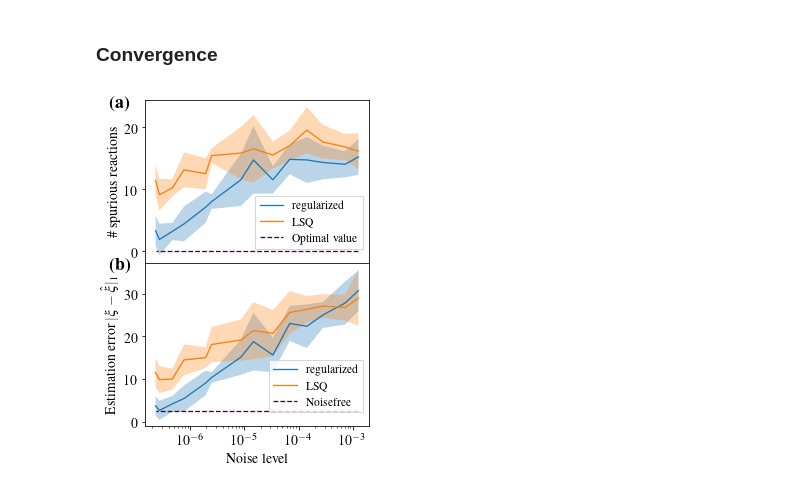
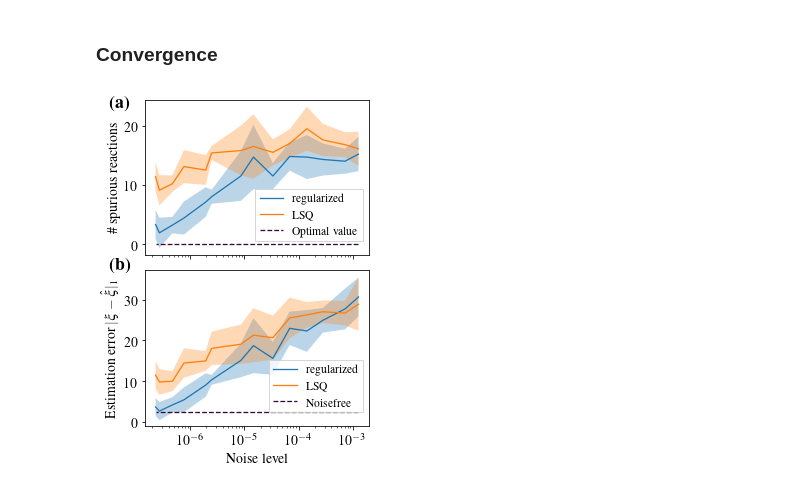
Before and after one commit to readdy/readdy_learn, a Jupyter notebook: docs/makefigures/case2.ipynb, the cells around one changed output. Saved outputs shown, nothing was run; the diff lists cells and outputs as text; code cells hidden in the pictures.

```diff
--- a/docs/makefigures/case2.ipynb
+++ b/docs/makefigures/case2.ipynb
@@ -145,32 +145,32 @@ ax1.set_xscale('log')
 # ax1.set_xlabel('Number of measurements')
 ax1.set_ylabel('\# spurious reactions')
 ax1.legend(loc='lower right', bbox_to_anchor=(1, 0.05))
 
 mean = np.mean(l1_dev, axis=1)
 err = np.std(l1_dev, axis=1) #/ np.sqrt(10.) # 10 iids
 mean_lsq = np.mean(lsq_l1_dev, axis=1)
 err_lsq = np.std(lsq_l1_dev, axis=1)
 ax2.plot(x_data, mean, label=r'regularized')
 ax2.fill_between(x_data, y1=np.clip(mean-err, 0., 1e16), y2=mean+err, alpha=0.3)
 ax2.plot(x_data, mean_lsq, label=r'LSQ')
 ax2.fill_between(x_data, y1=mean_lsq-err_lsq, y2=mean_lsq+err_lsq, alpha=.3)
 ax2.set_xscale("log")
 ax2.set_xlabel("Noise level")
 ax2.set_ylabel(r"Estimation error $|\xi-\hat{\xi}|_1$")
 # plt.title("Deviation of estimated rates from desired rates")
 ymin, ymax = plt.ylim()
 ax2.set_ylim(-1,ymax)
 ax2.plot(x_data, [case_config.CASE1_MIN_L1_ERR]*len(x_data),
          '--', color='xkcd:eggplant', label='Noisefree')
 ax2.legend(loc='lower right', bbox_to_anchor=(1, 0.05))
 
-f.subplots_adjust(hspace=0)
+f.subplots_adjust(hspace=0.1)
 plt.setp([a.get_xticklabels() for a in f.axes[:-1]], visible=False)
 
 f.text(-0., .86, r'\textbf{(a)}', fontdict={'size': plt.rcParams['font.size']+4})
 f.text(-0., .485, r'\textbf{(b)}', fontdict={'size': plt.rcParams['font.size']+4})
 
 
 f.savefig("case2.pdf", bbox_inches="tight", transparent=True)
 # %% [output]
-[figure, old version]
+[figure, new version]
```
Also changed, not shown: 8 other files.
